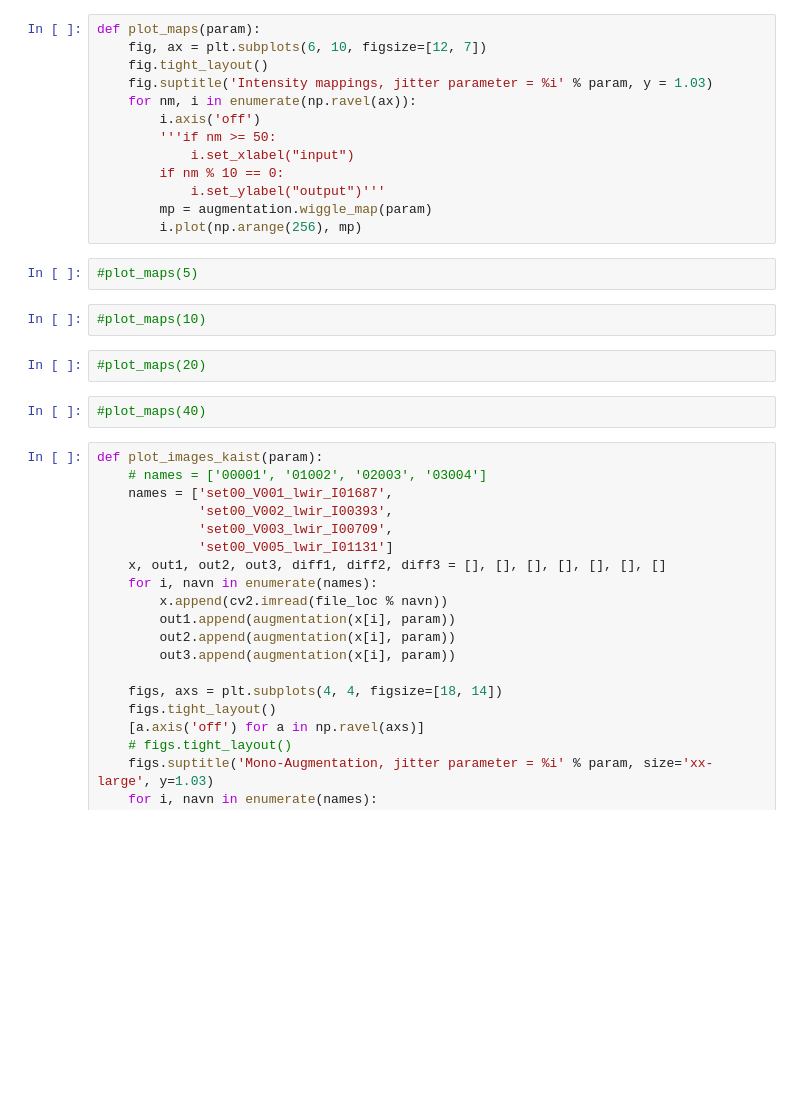
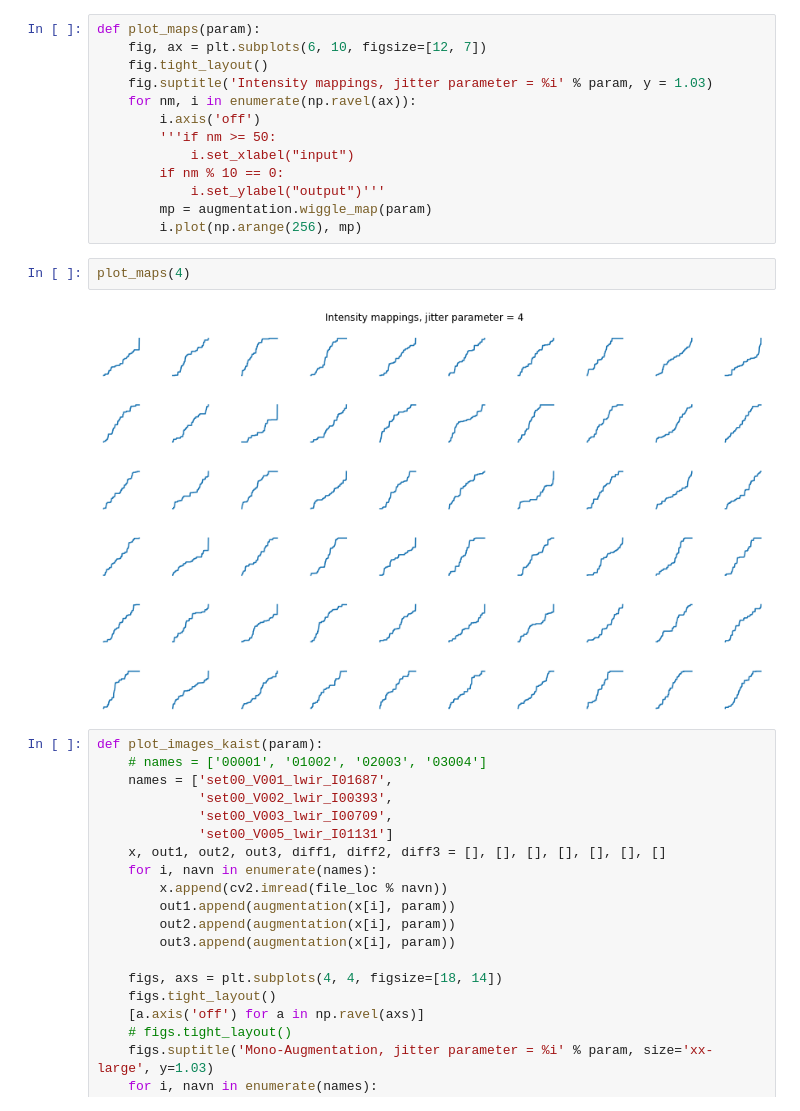
Before and after one commit to kalebkassaw/mono-aug, a Jupyter notebook: main.ipynb, the cells around one changed output. Saved outputs shown, nothing was run; the diff lists cells and outputs as text; blank space fills up the shorter version.

```diff
--- a/main.ipynb
+++ b/main.ipynb
@@ -21,14 +21,10 @@ def plot_maps(param):
             i.set_ylabel("output")'''
         mp = augmentation.wiggle_map(param)
         i.plot(np.arange(256), mp)
-# %%
-#plot_maps(5)
-# %%
-#plot_maps(10)
-# %%
-#plot_maps(20)
-# %%
-#plot_maps(40)
+# %%
+plot_maps(4)
+# %% [output]
+[figure, added]
 # %%
 def plot_images_kaist(param):
     # names = ['00001', '01002', '02003', '03004']
```
Also changed, not shown: parts of 4 cells of this notebook, 1 other file.
